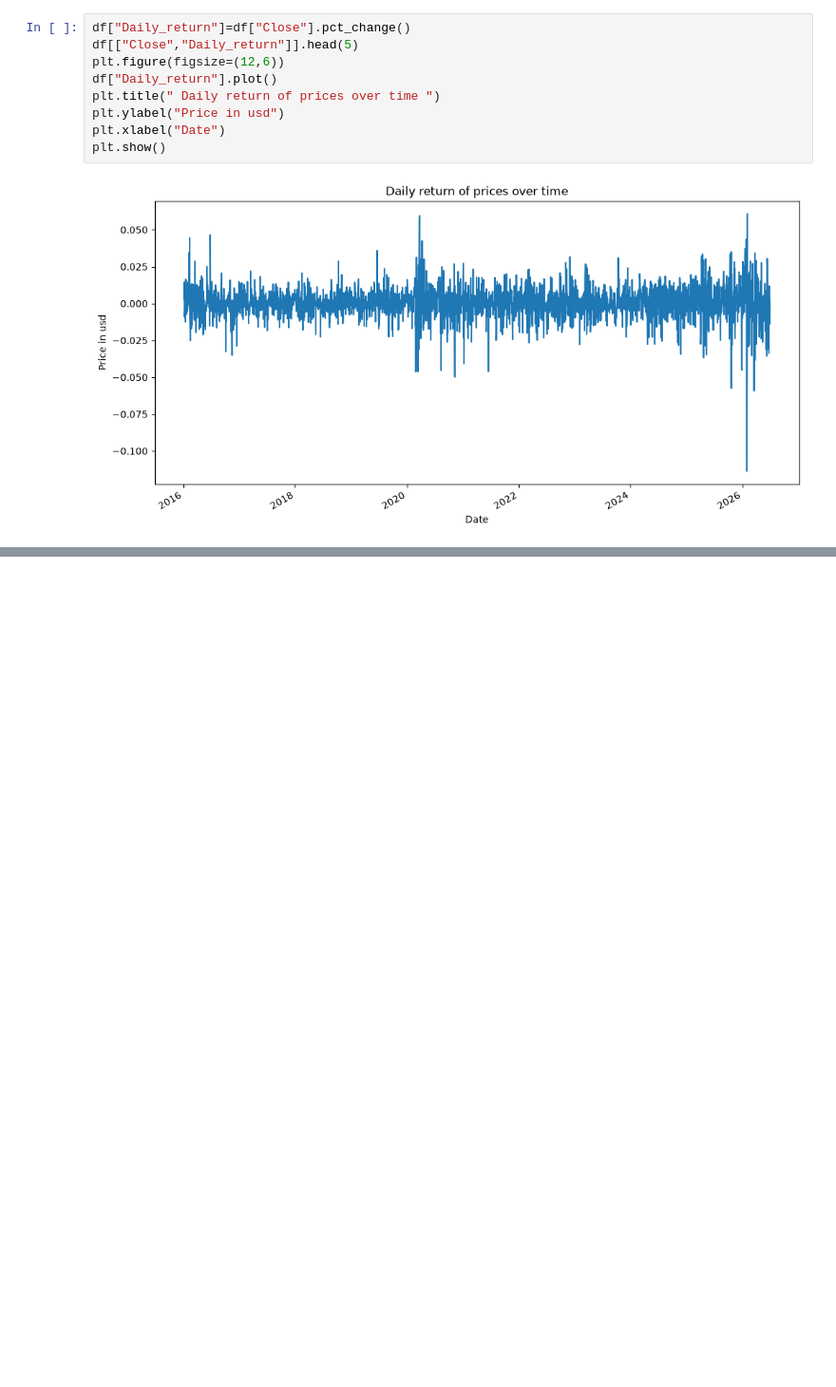
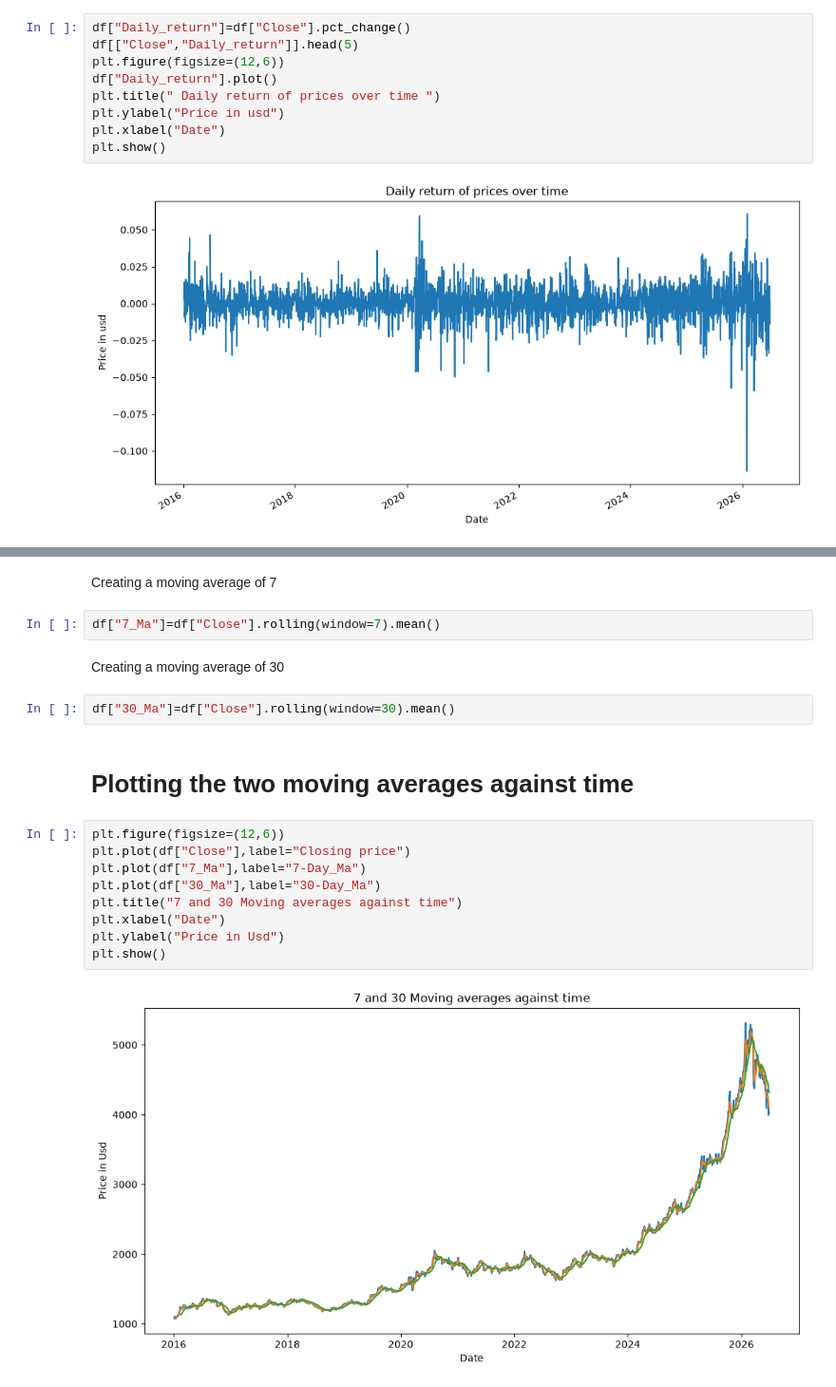
Before and after one commit to Kimu-koech/gold-price-analysis, a Jupyter notebook: gold-price-analysis/notebooks/gold_prices_analysis.ipynb, the cells around one changed output, grey strips where cells are left out. Shown at 95% size. Saved outputs shown, nothing was run; the diff lists cells and outputs as text; blank space fills up the shorter version.

Commit message:
Implementing Moving averages features

```diff
--- a/gold-price-analysis/notebooks/gold_prices_analysis.ipynb
+++ b/gold-price-analysis/notebooks/gold_prices_analysis.ipynb
@@ -218,0 +221,21 @@ plt.show()
+# %% [markdown]
+Creating a moving average of 7
+# %%
+df["7_Ma"]=df["Close"].rolling(window=7).mean()
+# %% [markdown]
+Creating a moving average of 30
+# %%
+df["30_Ma"]=df["Close"].rolling(window=30).mean()
+# %% [markdown]
+# Plotting the two moving  averages against time
+# %%
+plt.figure(figsize=(12,6))
+plt.plot(df["Close"],label="Closing price")
+plt.plot(df["7_Ma"],label="7-Day_Ma")
+plt.plot(df["30_Ma"],label="30-Day_Ma")
+plt.title("7 and 30 Moving averages against time")
+plt.xlabel("Date")
+plt.ylabel("Price in Usd")
+plt.show()
+# %% [output]
+[figure, added]
```
Also changed, not shown: parts of 2 cells of this notebook, 1 other file.
